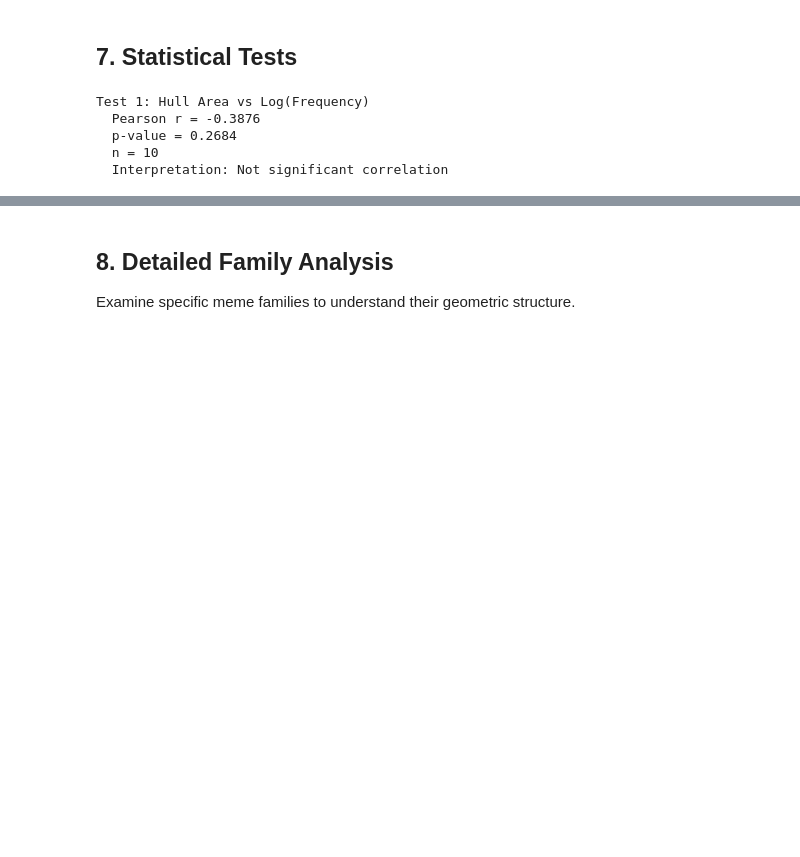
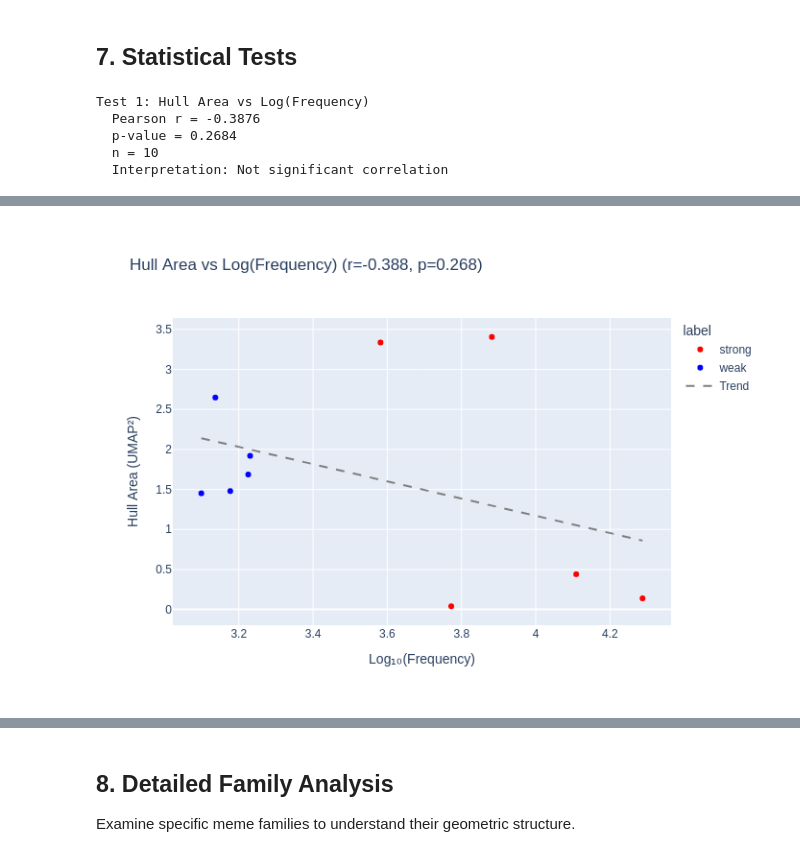
Before and after one commit to hungryrobot1/memetic-time-machine, a Jupyter notebook: notebooks/memetic_geometry_v2.ipynb, the cells around one changed output, grey strips where cells are left out. Drawn from its saved outputs; the diff is of its cells as text; code cells hidden in the pictures; blank space fills up the shorter version.

```diff
--- a/notebooks/memetic_geometry_v2.ipynb
+++ b/notebooks/memetic_geometry_v2.ipynb
@@ -618,6 +625,8 @@ if len(valid_hulls) >= 3:
     ))
 
     fig.show()
+    FIGDIR = Path("figures"); FIGDIR.mkdir(exist_ok=True)
+    fig.write_image(FIGDIR / "hull-area-vs-log-frequency.png", scale=2)
 else:
     print("Not enough valid hulls for correlation test")
 # %% [output]
@@ -630,3 +638,4 @@ Test 1: Hull Area vs Log(Frequency)
+[figure, added]
 # %%
 # Test 2: Strong vs Weak hull area comparison
 strong_areas = hull_df[hull_df['label'] == 'strong']['area'].values
```
Also changed, not shown: parts of 13 cells of this notebook.
